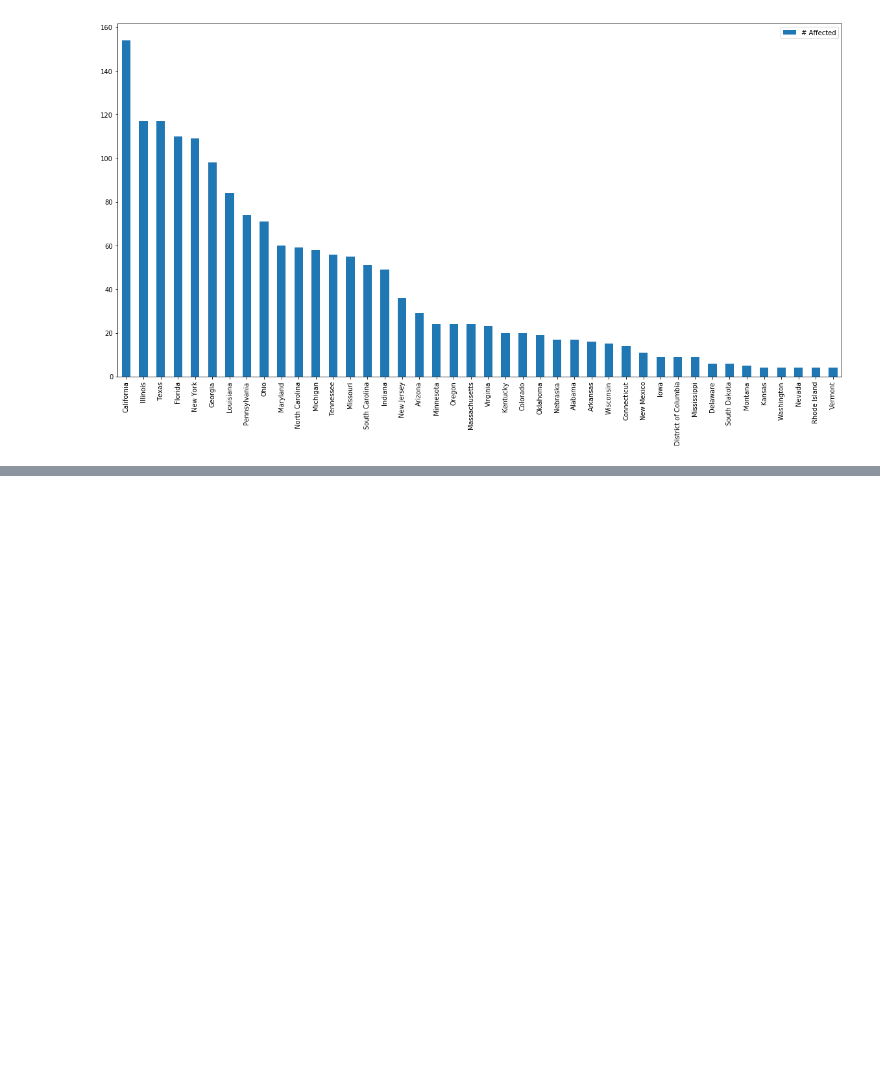
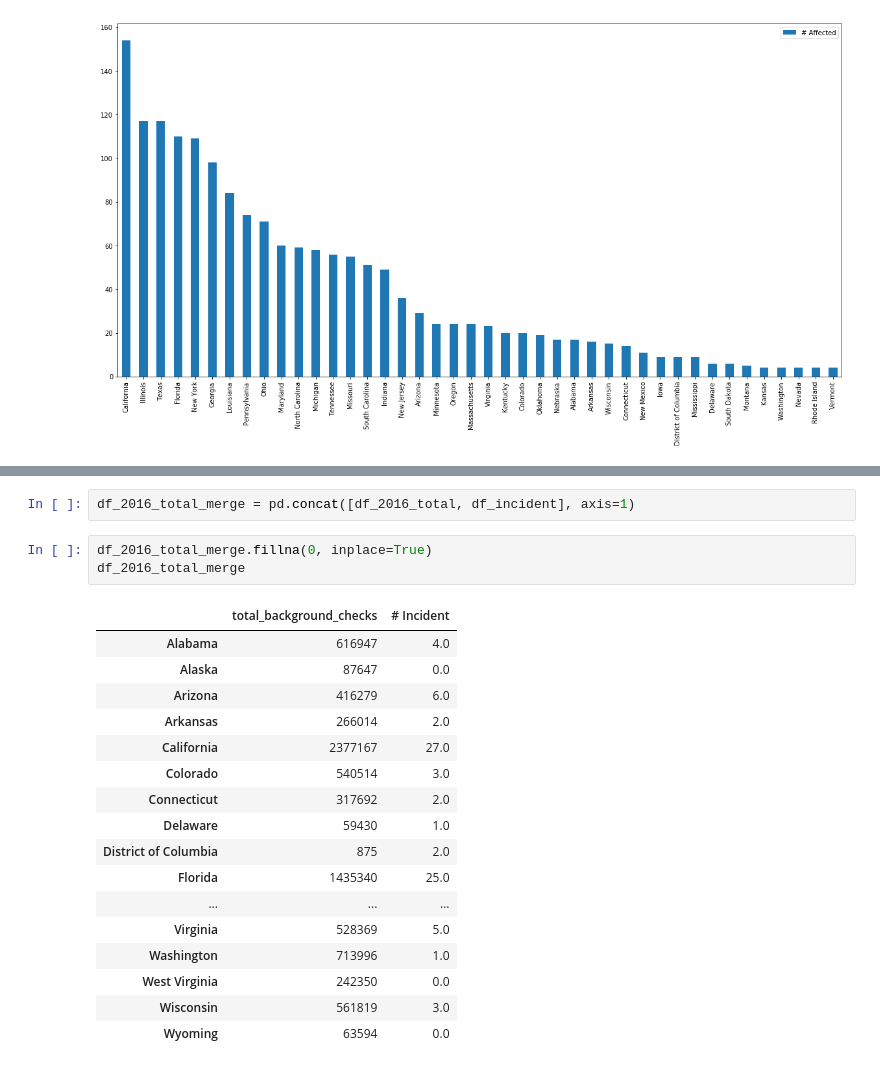
Before and after one commit to tyc024/Cogs108-Final-Project, a Jupyter notebook: dannys_notebook.ipynb, the cells around one changed output, grey strips where cells are left out. Saved outputs shown, nothing was run; the diff lists cells and outputs as text; blank space fills up the shorter version.

```diff
--- a/dannys_notebook.ipynb
+++ b/dannys_notebook.ipynb
@@ -151,0 +162,23 @@ df_affected.sort_values('# Affected')[::-1].plot(kind='bar', figsize=(20,10))
+# %%
+df_2016_total_merge = pd.concat([df_2016_total, df_incident], axis=1)
+# %%
+df_2016_total_merge.fillna(0, inplace=True)
+df_2016_total_merge
+# %% [output]
+|  | total_background_checks | # Incident |
+| Alabama | 616947 | 4.0 |
+| Alaska | 87647 | 0.0 |
+| Arizona | 416279 | 6.0 |
+| Arkansas | 266014 | 2.0 |
+| California | 2377167 | 27.0 |
+| Colorado | 540514 | 3.0 |
+| Connecticut | 317692 | 2.0 |
+| Delaware | 59430 | 1.0 |
+| District of Columbia | 875 | 2.0 |
+| Florida | 1435340 | 25.0 |
+| ... | ... | ... |
+| Virginia | 528369 | 5.0 |
+| Washington | 713996 | 1.0 |
+| West Virginia | 242350 | 0.0 |
+| Wisconsin | 561819 | 3.0 |
+| Wyoming | 63594 | 0.0 |
```
Also changed, not shown: parts of 9 cells of this notebook, 2 other files.
